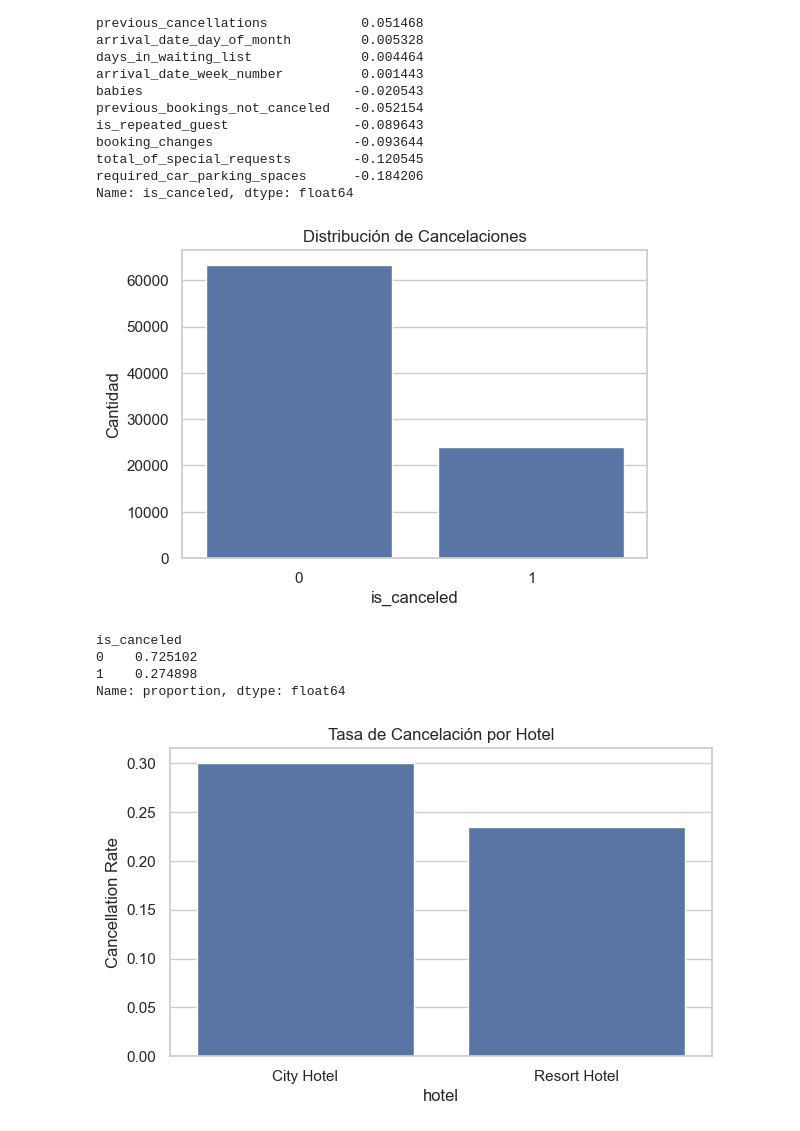
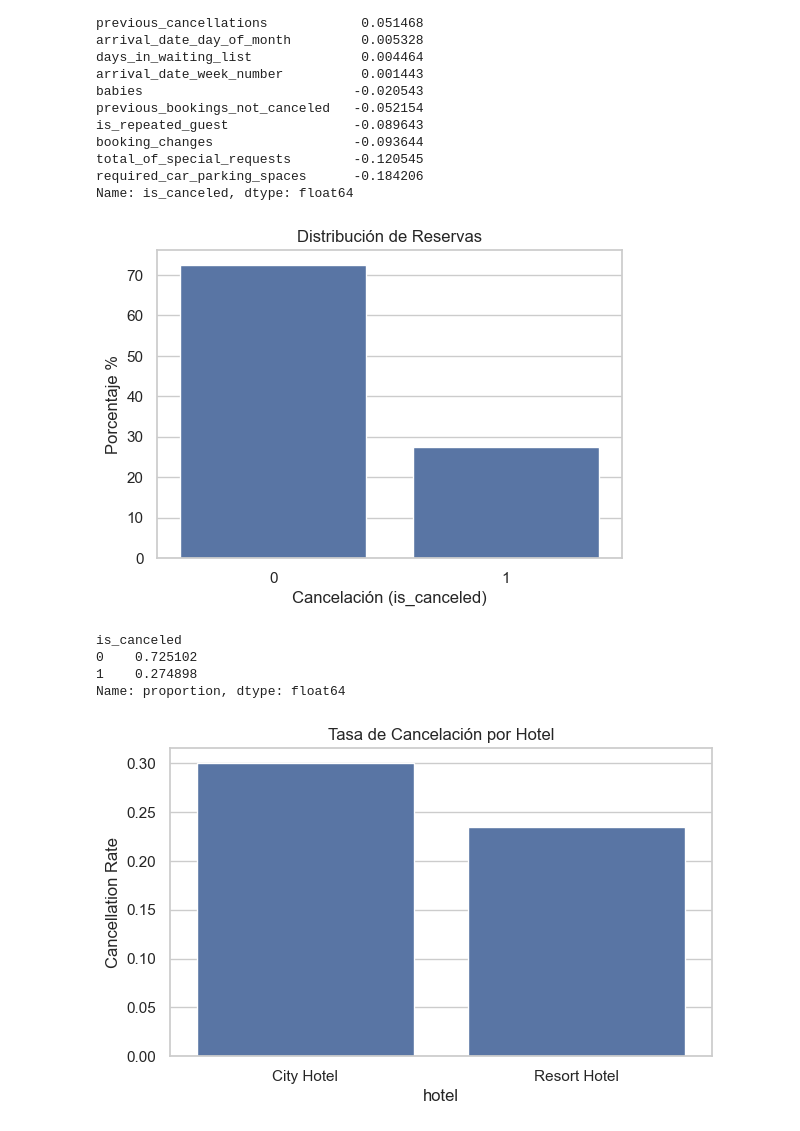
Before and after one commit to prvallejoz/ejercicio3-mcib-b, a Jupyter notebook: TAREA_3_GRUPO_7.ipynb, the cells around one changed output. Cells and saved outputs as stored; diff of their text form; code cells hidden in the pictures.

```diff
--- a/TAREA_3_GRUPO_7.ipynb
+++ b/TAREA_3_GRUPO_7.ipynb
@@ -235,18 +235,18 @@ total_of_special_requests        -0.120545
 required_car_parking_spaces      -0.184206
 Name: is_canceled, dtype: float64
 # %%
-# 9. DISTRIBUCIÓN DE LA VARIABLE TARGET
+# 9. DISTRIBUCIÓN DE LA VARIABLE OBJETIVO
 # Revisar balance de clases
 plt.figure(figsize=(6,4))
-sns.countplot(x='is_canceled', data=data)
-plt.title("Distribución de Cancelaciones")
-plt.xlabel("is_canceled")
-plt.ylabel("Cantidad")
+sns.countplot(x='is_canceled', data=data, stat='percent')
+plt.title("Distribución de Reservas")
+plt.xlabel("Cancelación (is_canceled)")
+plt.ylabel("Porcentaje %")
 plt.show()
 
 print(data['is_canceled'].value_counts(normalize=True))
 # %% [output]
-[figure, old version]
+[figure, new version]
 is_canceled
 0    0.725102
 1    0.274898
```
